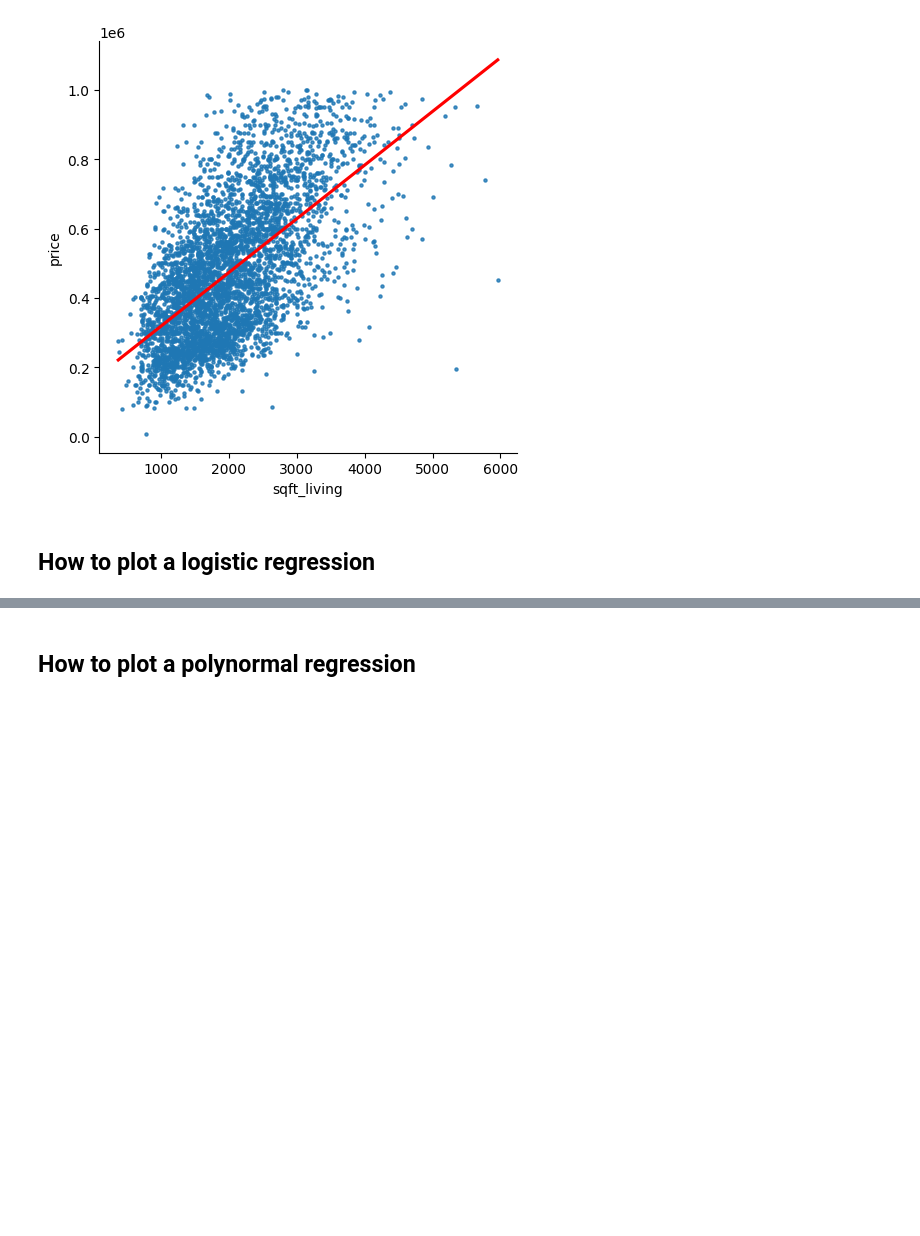
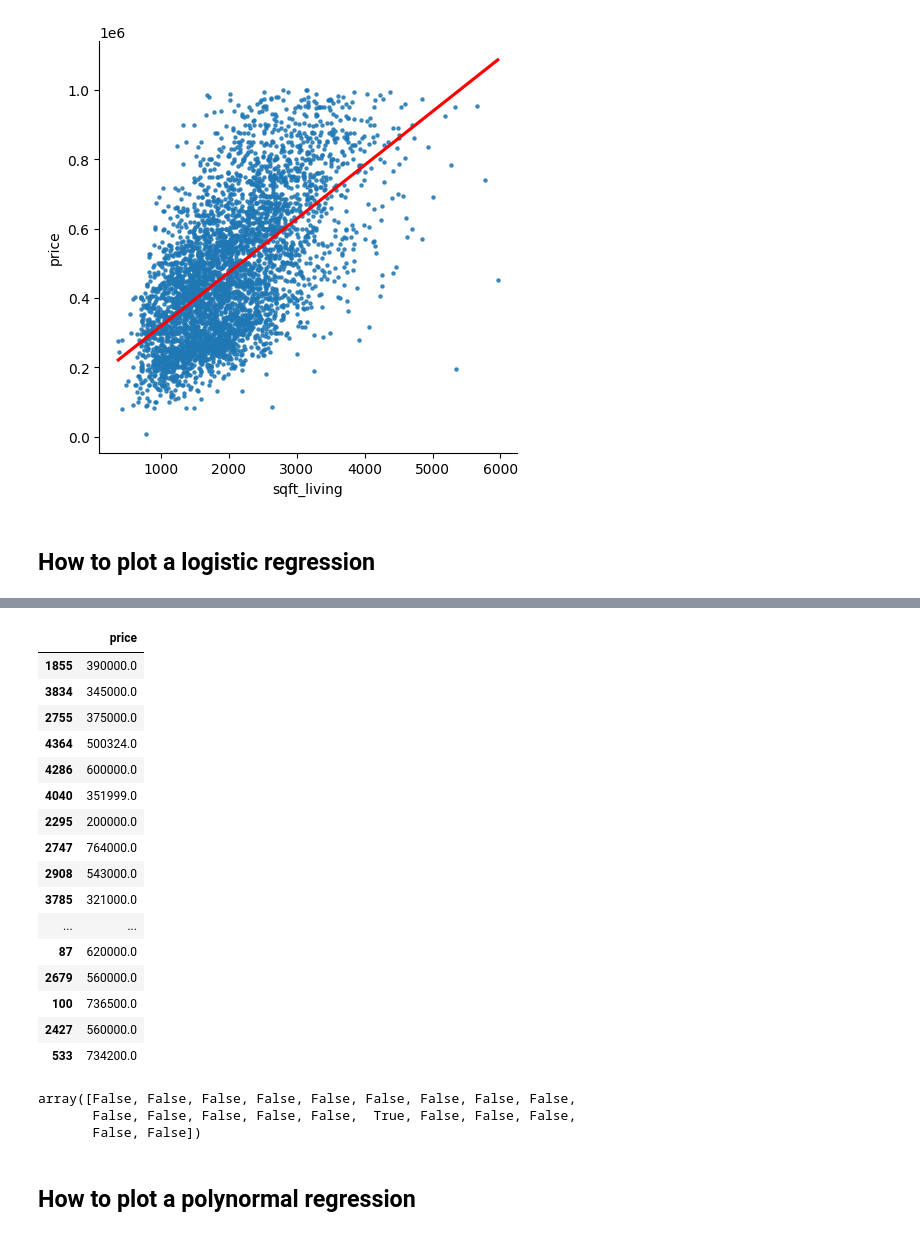
Before and after one commit to ncrowder/python, a Jupyter notebook: murach_data_analysis/class_demos/regression.ipynb, the cells around one changed output, grey strips where cells are left out. Cells and saved outputs as stored; diff of their text form; code cells hidden in the pictures; blank space fills up the shorter version.

```diff
--- a/murach_data_analysis/class_demos/regression.ipynb
+++ b/murach_data_analysis/class_demos/regression.ipynb
@@ -283,2 +290,29 @@ Coefficients: [[1.60767469e-06]]
+# %%
+x_test[:20]
+# %% [output]
+|  | price |
+| 1855 | 390000.0 |
+| 3834 | 345000.0 |
+| 2755 | 375000.0 |
+| 4364 | 500324.0 |
+| 4286 | 600000.0 |
+| 4040 | 351999.0 |
+| 2295 | 200000.0 |
+| 2747 | 764000.0 |
+| 2908 | 543000.0 |
+| 3785 | 321000.0 |
+| ... | ... |
+| 87 | 620000.0 |
+| 2679 | 560000.0 |
+| 100 | 736500.0 |
+| 2427 | 560000.0 |
+| 533 | 734200.0 |
+# %%
+y_predicted = model.predict(x_test)
+y_predicted[:20]
+# %% [output]
+array([False, False, False, False, False, False, False, False, False,
+       False, False, False, False, False,  True, False, False, False,
+       False, False])
 # %% [markdown]
 ## How to plot a polynormal regression
```
Also changed, not shown: parts of 6 cells of this notebook.
